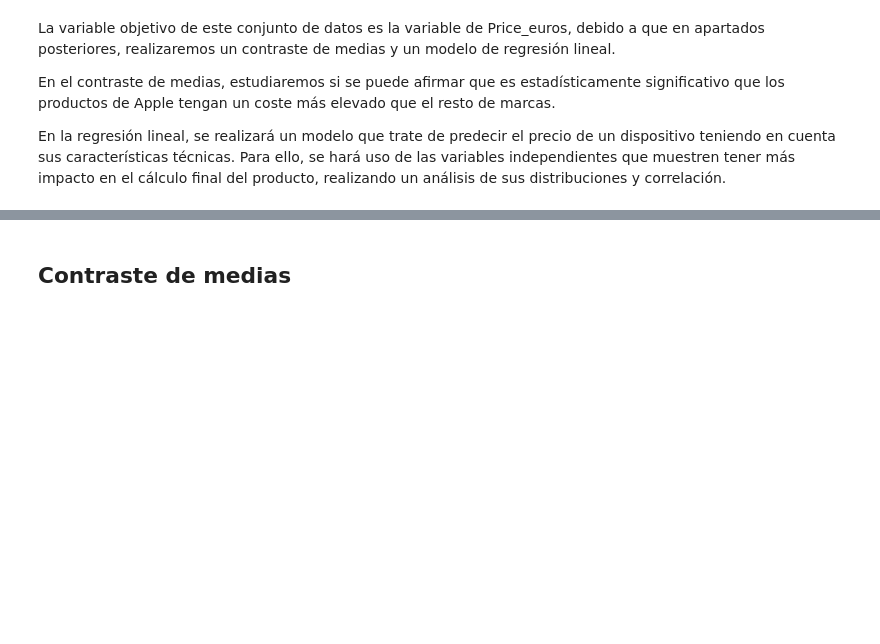
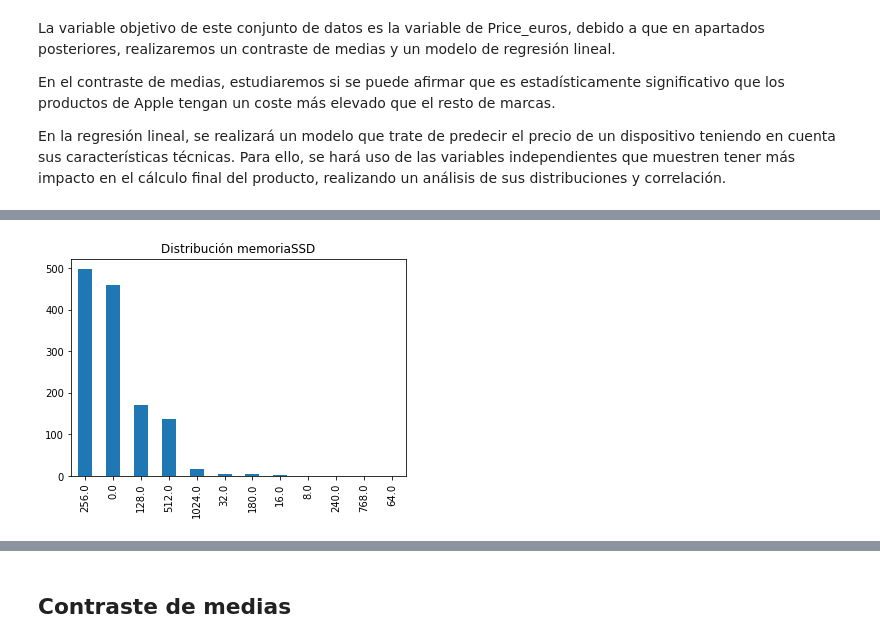
Before and after one commit to carlosalloUOC/PRA2-Limpieza-Analisis, a Jupyter notebook: src/Práctica 2 - Tipologia.ipynb, the cells around one changed output, grey strips where cells are left out. Saved outputs shown, nothing was run; the diff lists cells and outputs as text; code cells hidden in the pictures; blank space fills up the shorter version.

```diff
--- a/src/Práctica 2 - Tipologia.ipynb
+++ b/src/Práctica 2 - Tipologia.ipynb
@@ -804,0 +855,6 @@ En la regresión lineal, se realizará un modelo que trate de predecir el precio
+# %%
+laptops_initial['MemorySSD(GB)'].value_counts().plot.bar()
+plt.title("Distribución memoriaSSD")
+plt.show()
+# %% [output]
+[figure, added]
```
Also changed, not shown: parts of 20 cells of this notebook.
